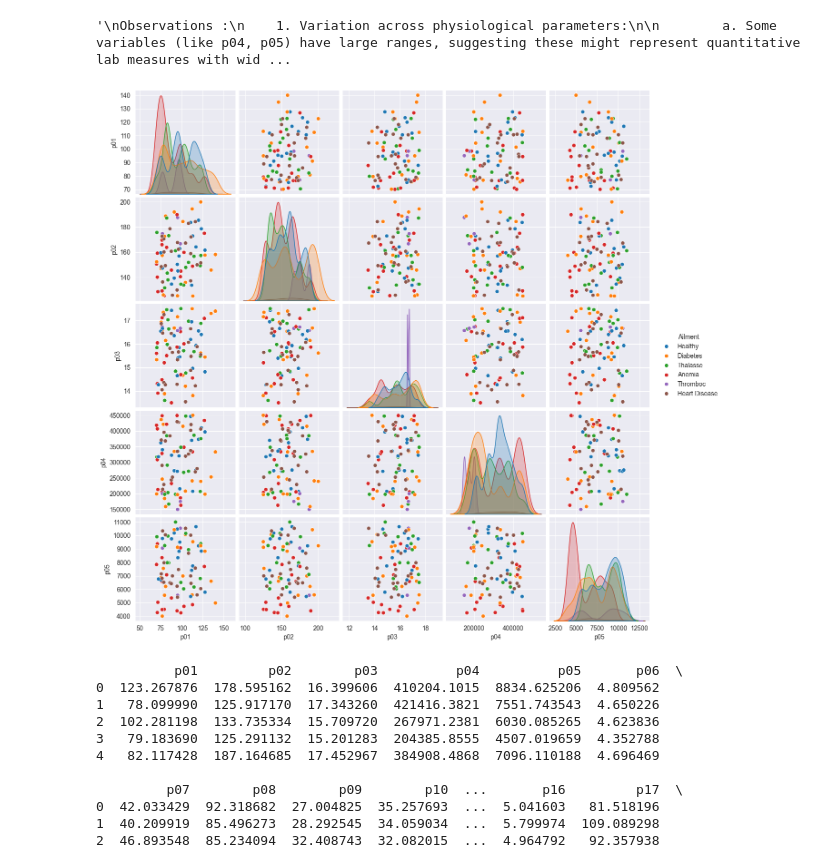
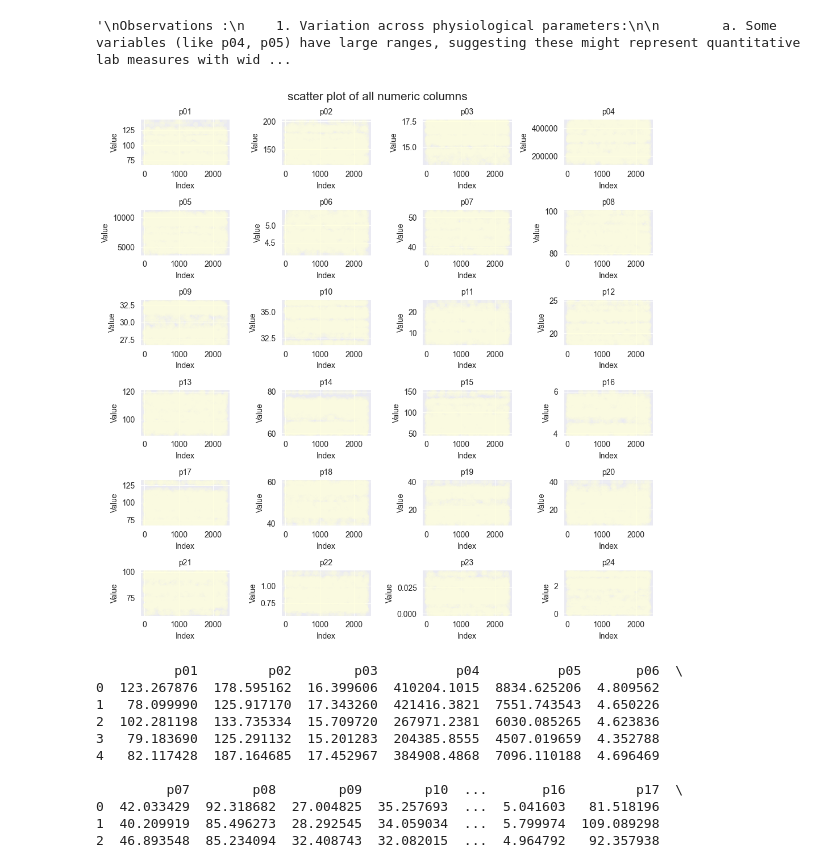
Before and after one commit to swapnilk0607/pml, a Jupyter notebook: content/swapnilkatale/Ex-7-EDA/eda_solution.ipynb, the cells around one changed output. Saved outputs shown, nothing was run; the diff lists cells and outputs as text; code cells hidden in the pictures.

```diff
--- a/content/swapnilkatale/Ex-7-EDA/eda_solution.ipynb
+++ b/content/swapnilkatale/Ex-7-EDA/eda_solution.ipynb
@@ -104,14 +104,23 @@ p24       2.37022       3.00  -0.22840  -1.27534
 # %%
 """
 4. Is this data a time-series data? Do you expect any trends in each of the columns? Can you make any conclusions by creating a scatter plot of values of each column?
 """
 #%pip install seaborn
+fig, axes = plt.subplots(6, 4, figsize=(10, 10))
+axes = axes.flatten()
+num_columns = df.select_dtypes(include=['number']).columns
 
-num_cols = df.select_dtypes(include=['number']).columns
-sns.pairplot(df, vars=num_cols[:5], hue='Ailment')
+for i, col in enumerate(num_columns):
+    sns.scatterplot(x=df.index, y=df[col], ax=axes[i], color='lightyellow', alpha=0.2, edgecolor=None)
+    axes[i].set_title(col, fontsize=10)
+    axes[i].set_xlabel("Index")
+    axes[i].set_ylabel("Value")
+
+plt.suptitle('scatter plot of all numeric columns', fontsize=15)
+plt.tight_layout()
 plt.show()
 # %% [output]
-[figure, old version]
+[figure, new version]
 # %%
 """
 5.Based on the information available so far, what will be your strategy for dealing with the missing values?
```
Also changed, not shown: parts of 1 cell of this notebook.
